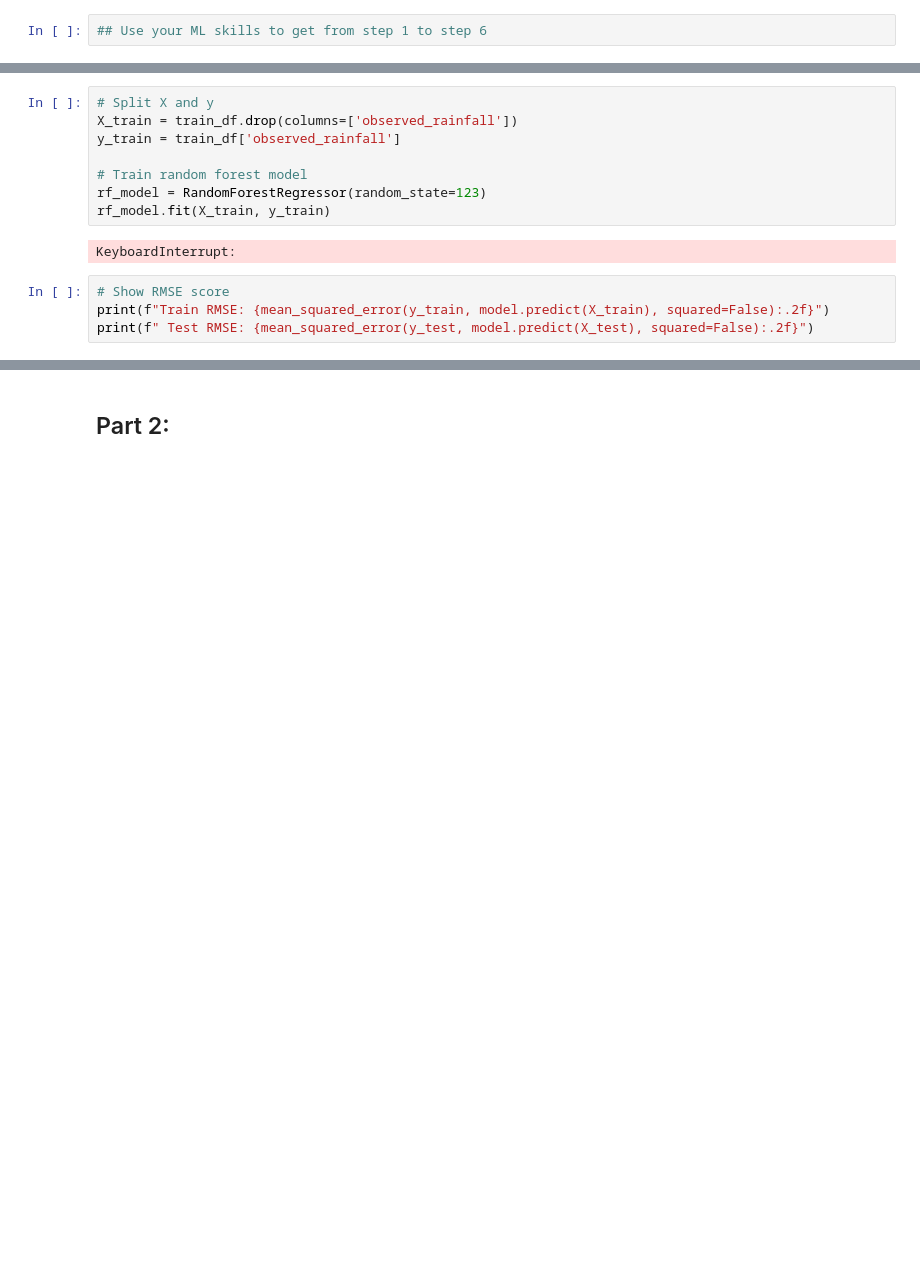
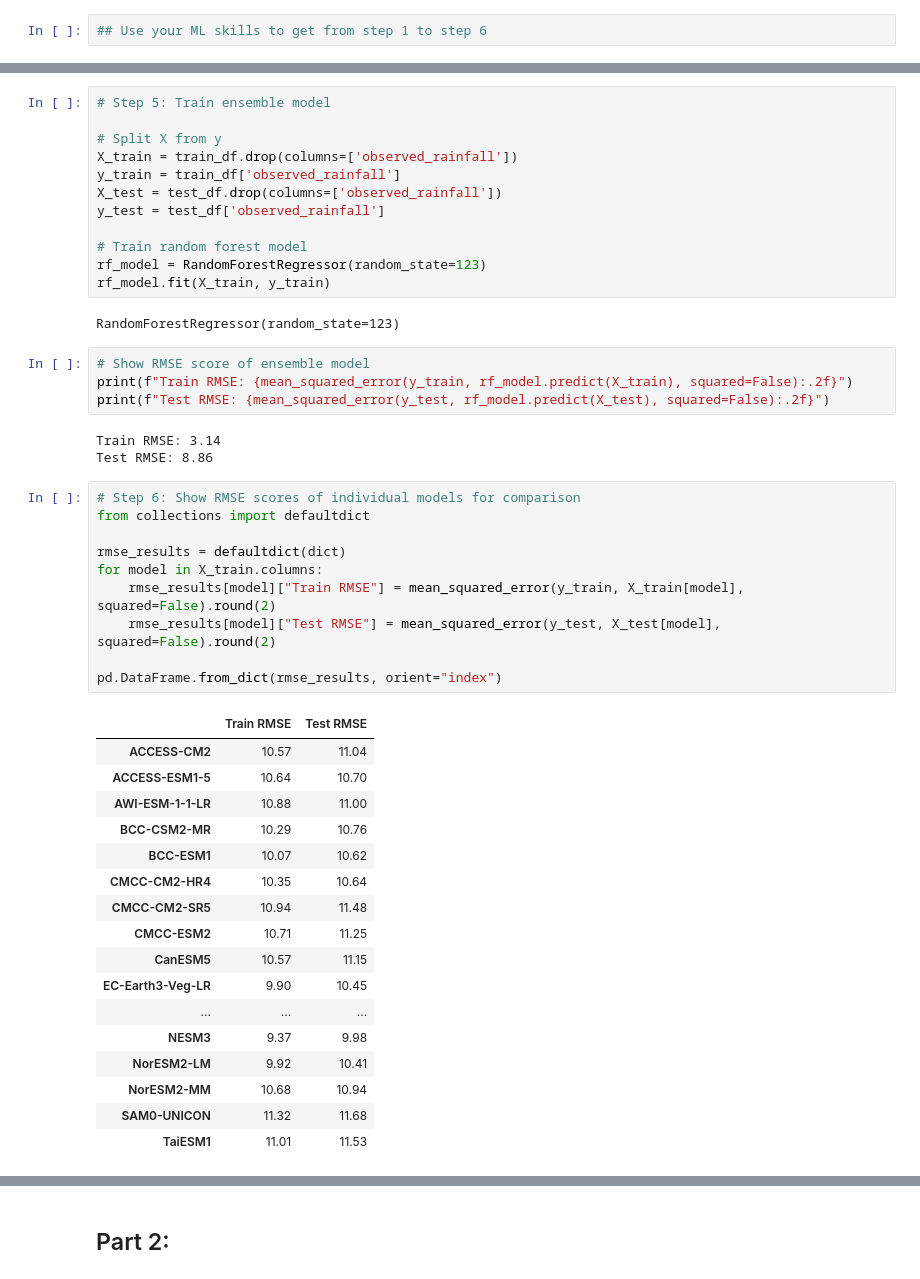
Before and after one commit to UBC-MDS/DSCI_525_Group_8, a Jupyter notebook: milestone3/Milestone3-task3.ipynb, the cells around one changed output, grey strips where cells are left out. Drawn from its saved outputs; the diff is of its cells as text; blank space fills up the shorter version.

Commit message:
Build, test, and save model

```diff
--- a/milestone3/Milestone3-task3.ipynb
+++ b/milestone3/Milestone3-task3.ipynb
@@ -115,16 +112,51 @@ plt.show()
 # %% [output]
 [figure]
 # %%
-# Split X and y
+# Step 5: Train ensemble model
+
+# Split X from y
 X_train = train_df.drop(columns=['observed_rainfall'])
 y_train = train_df['observed_rainfall']
+X_test = test_df.drop(columns=['observed_rainfall'])
+y_test = test_df['observed_rainfall']
 
 # Train random forest model
 rf_model = RandomForestRegressor(random_state=123)
 rf_model.fit(X_train, y_train)
 # %% [output]
-KeyboardInterrupt:
+RandomForestRegressor(random_state=123)
 # %%
-# Show RMSE score
-print(f"Train RMSE: {mean_squared_error(y_train, model.predict(X_train), squared=False):.2f}")
-print(f" Test RMSE: {mean_squared_error(y_test, model.predict(X_test), squared=False):.2f}")
+# Show RMSE score of ensemble model
+print(f"Train RMSE: {mean_squared_error(y_train, rf_model.predict(X_train), squared=False):.2f}")
+print(f"Test RMSE: {mean_squared_error(y_test, rf_model.predict(X_test), squared=False):.2f}")
+# %% [output]
+Train RMSE: 3.14
+Test RMSE: 8.86
+# %%
+# Step 6: Show RMSE scores of individual models for comparison
+from collections import defaultdict
+
+rmse_results = defaultdict(dict)
+for model in X_train.columns:
+    rmse_results[model]["Train RMSE"] = mean_squared_error(y_train, X_train[model], squared=False).round(2)
+    rmse_results[model]["Test RMSE"] = mean_squared_error(y_test, X_test[model], squared=False).round(2)
+
+pd.DataFrame.from_dict(rmse_results, orient="index")
+# %% [output]
+|  | Train RMSE | Test RMSE |
+| ACCESS-CM2 | 10.57 | 11.04 |
+| ACCESS-ESM1-5 | 10.64 | 10.70 |
+| AWI-ESM-1-1-LR | 10.88 | 11.00 |
+| BCC-CSM2-MR | 10.29 | 10.76 |
+| BCC-ESM1 | 10.07 | 10.62 |
+| CMCC-CM2-HR4 | 10.35 | 10.64 |
+| CMCC-CM2-SR5 | 10.94 | 11.48 |
+| CMCC-ESM2 | 10.71 | 11.25 |
+| CanESM5 | 10.57 | 11.15 |
+| EC-Earth3-Veg-LR | 9.90 | 10.45 |
+| ... | ... | ... |
+| NESM3 | 9.37 | 9.98 |
+| NorESM2-LM | 9.92 | 10.41 |
+| NorESM2-MM | 10.68 | 10.94 |
+| SAM0-UNICON | 11.32 | 11.68 |
+| TaiESM1 | 11.01 | 11.53 |
```
Also changed, not shown: parts of 11 cells of this notebook.
